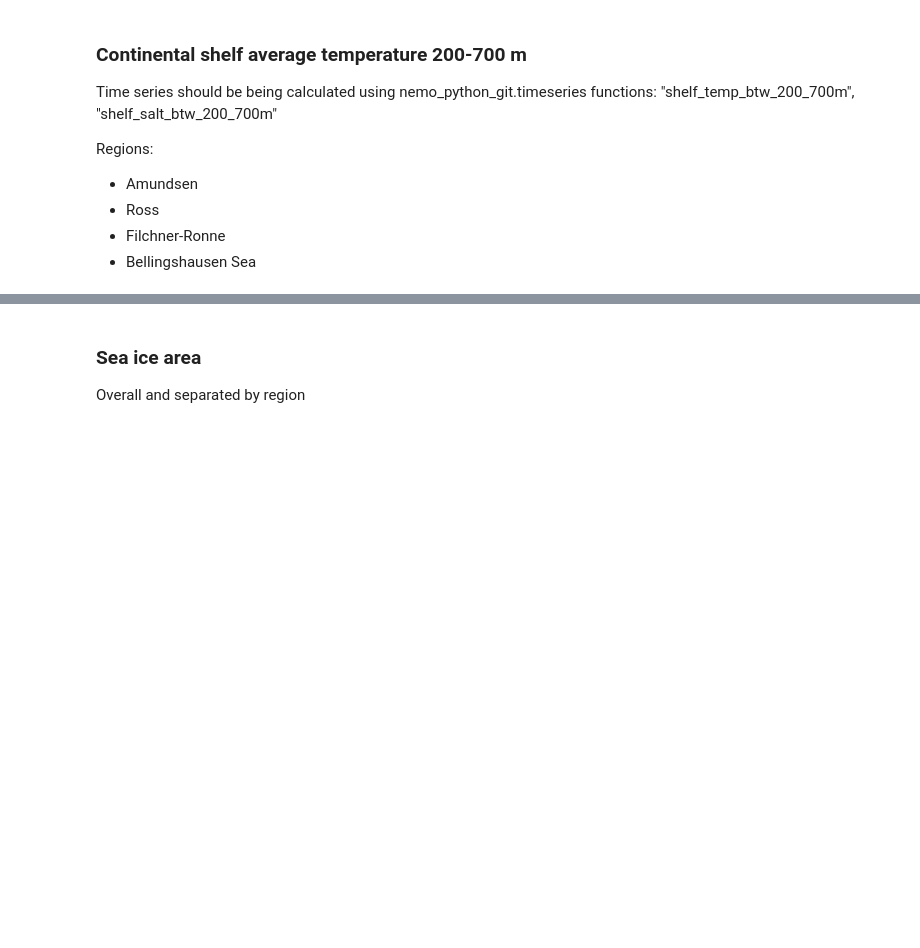
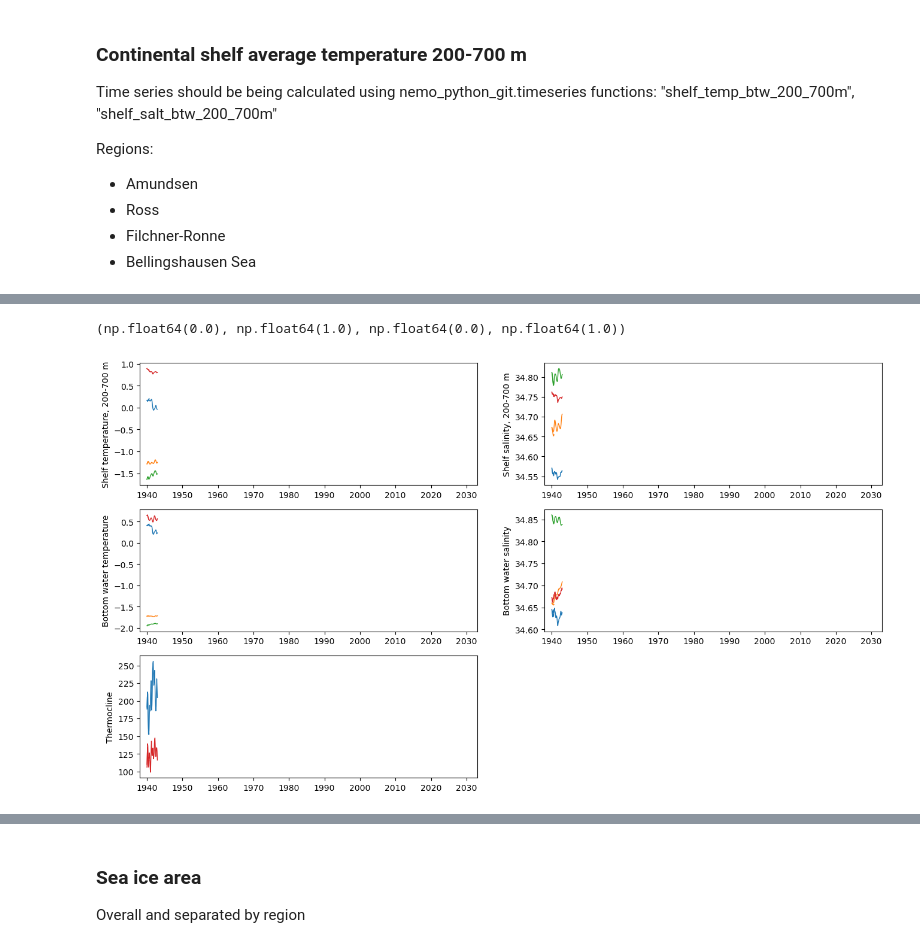
Before and after one commit to brogalla/analysis-birgal, a Jupyter notebook: nemo_config_setup/climate-experiments/CESM2/timeseries-spin-up.ipynb, the cells around one changed output, grey strips where cells are left out. Saved outputs shown, nothing was run; the diff lists cells and outputs as text; code cells hidden in the pictures; blank space fills up the shorter version.

```diff
--- a/nemo_config_setup/climate-experiments/CESM2/timeseries-spin-up.ipynb
+++ b/nemo_config_setup/climate-experiments/CESM2/timeseries-spin-up.ipynb
@@ -79,3 +95,23 @@ for v, var_name in enumerate(var_names):
+# %%
+# create a new figure for each variable
+fig, ax = plt.subplots(3,2, figsize=(16,9))
+for v, var_name in enumerate(var_names):
+    for r, region in enumerate(regions):
+        varname = var_name.replace(regions[0], region)
+        if (var_name==f'{regions[0]}_thermocline') and (region in ['ross','filchner_ronne']):
+            continue
+        else:
+            ax.ravel()[v].plot(ds_1940a['time_counter'], ds_1940a[varname], color=colors[r], linewidth=1)
+            ax.ravel()[v].plot(ds_1940b['time_counter'], ds_1940b[varname], color=colors[r], linewidth=1)
+
+
+        ax.ravel()[v].set_ylabel(var_titles[v])
+        ax.ravel()[v].set_xlim(datetime.date(1938,1,1),datetime.date(2032,12,31))
+
+ax[2,1].axis('off')
+# %% [output]
+(np.float64(0.0), np.float64(1.0), np.float64(0.0), np.float64(1.0))
+[figure, added]
 # %%
 # create a new figure for each variable
 for v, var_name in enumerate(var_names):
```
Also changed, not shown: parts of 6 cells of this notebook.
